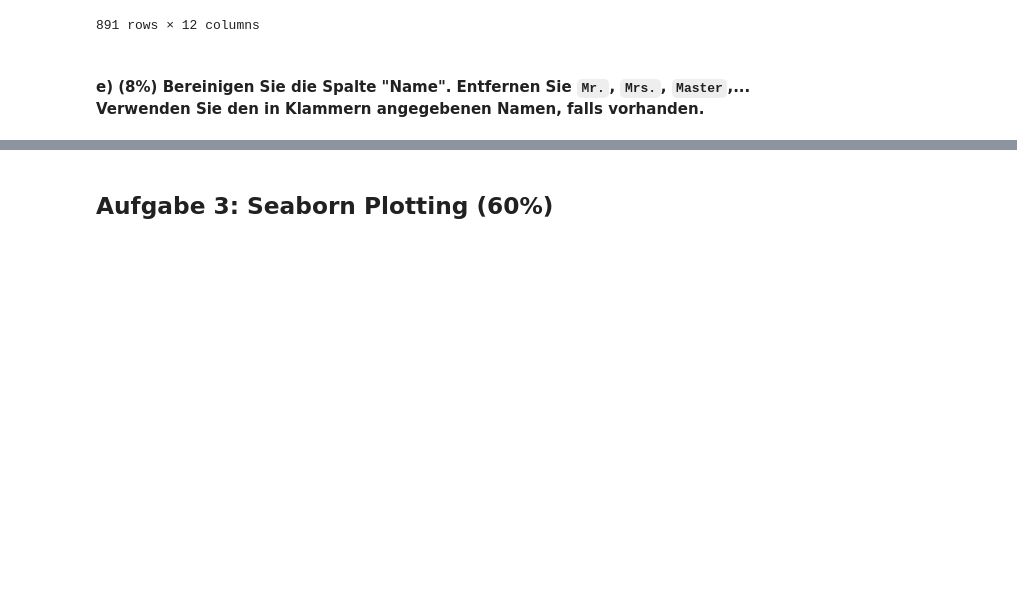
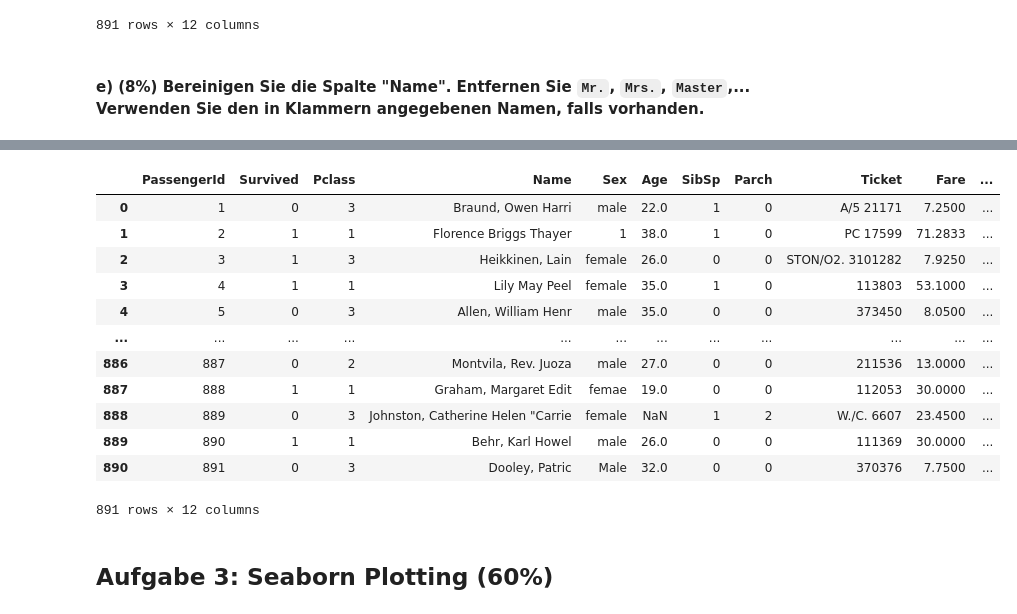
Before and after one commit to tomschewski/datascience1exercise, a Jupyter notebook: Exercise04/Exercise_pandas_seaborn.ipynb, the cells around one changed output, grey strips where cells are left out. Saved outputs shown, nothing was run; the diff lists cells and outputs as text; code cells hidden in the pictures; blank space fills up the shorter version.

```diff
--- a/Exercise04/Exercise_pandas_seaborn.ipynb
+++ b/Exercise04/Exercise_pandas_seaborn.ipynb
@@ -161,3 +159,25 @@ NameError: name 'df' is not defined
+# %%
+import re
+
+df['Name'] = df['Name'].replace({'Mr.':'', 'Mrs.':'', 'Master.':'', 'Miss.':'', 'Don.':''}, regex=True)
+
+df['Name'] = df['Name'].apply(lambda st: st[st.find('(')+1:st.find(')')])
+
+df
+# %% [output]
+|  | PassengerId | Survived | Pclass | Name | Sex | Age | SibSp | Parch | Ticket | Fare | ... |
+| 0 | 1 | 0 | 3 | Braund, Owen Harri | male | 22.0 | 1 | 0 | A/5 21171 | 7.2500 | ... |
+| 1 | 2 | 1 | 1 | Florence Briggs Thayer | 1 | 38.0 | 1 | 0 | PC 17599 | 71.2833 | ... |
+| 2 | 3 | 1 | 3 | Heikkinen, Lain | female | 26.0 | 0 | 0 | STON/O2. 3101282 | 7.9250 | ... |
+| 3 | 4 | 1 | 1 | Lily May Peel | female | 35.0 | 1 | 0 | 113803 | 53.1000 | ... |
+| 4 | 5 | 0 | 3 | Allen, William Henr | male | 35.0 | 0 | 0 | 373450 | 8.0500 | ... |
+| ... | ... | ... | ... | ... | ... | ... | ... | ... | ... | ... | ... |
+| 886 | 887 | 0 | 2 | Montvila, Rev. Juoza | male | 27.0 | 0 | 0 | 211536 | 13.0000 | ... |
+| 887 | 888 | 1 | 1 | Graham, Margaret Edit | femae | 19.0 | 0 | 0 | 112053 | 30.0000 | ... |
+| 888 | 889 | 0 | 3 | Johnston, Catherine Helen "Carrie | female | NaN | 1 | 2 | W./C. 6607 | 23.4500 | ... |
+| 889 | 890 | 1 | 1 | Behr, Karl Howel | male | 26.0 | 0 | 0 | 111369 | 30.0000 | ... |
+| 890 | 891 | 0 | 3 | Dooley, Patric | Male | 32.0 | 0 | 0 | 370376 | 7.7500 | ... |
+891 rows × 12 columns
 # %% [markdown]
 ## Aufgabe 3: Seaborn Plotting (60%)
 # %% [markdown]
```
Also changed, not shown: parts of 2 cells of this notebook.
